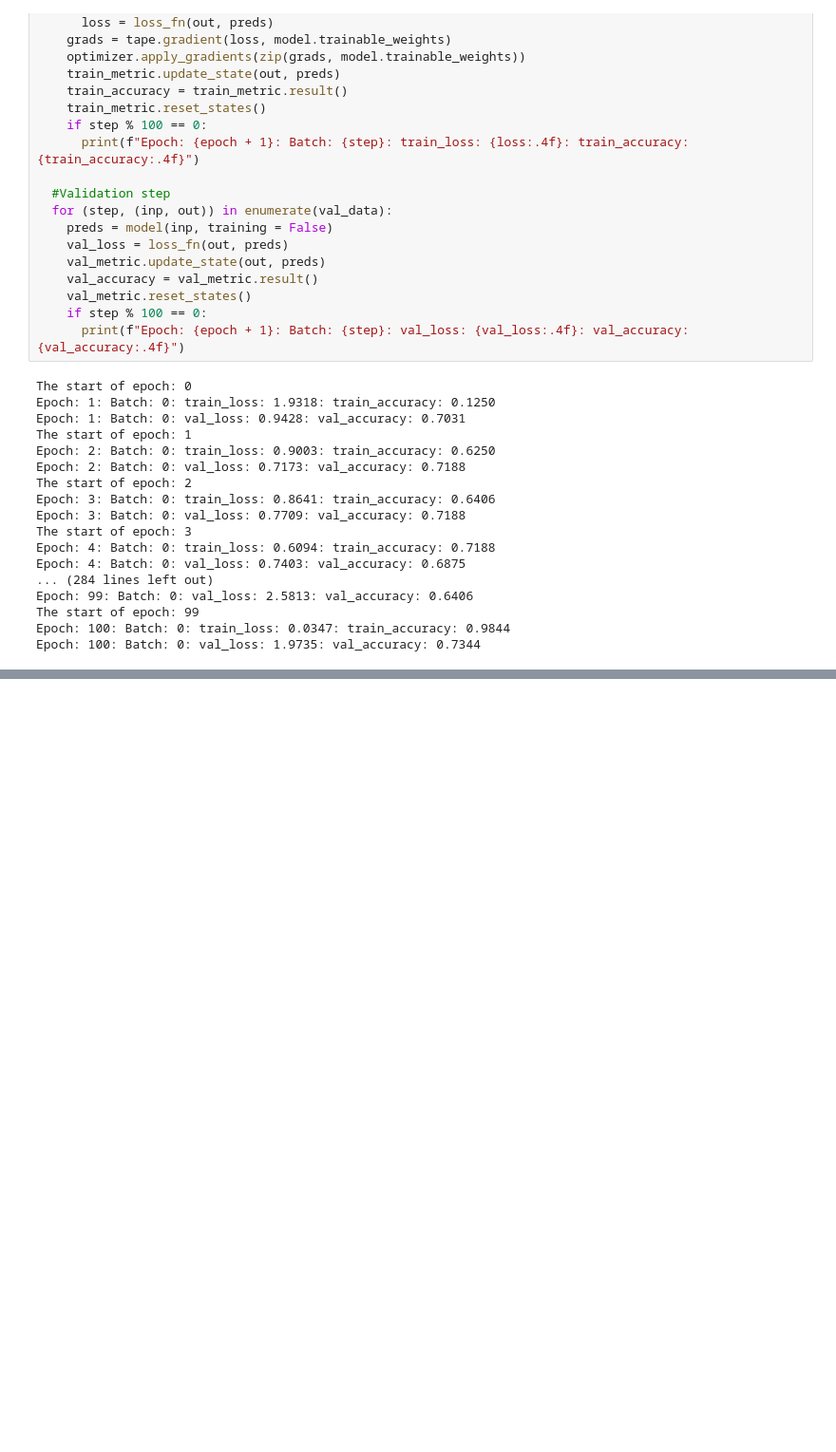
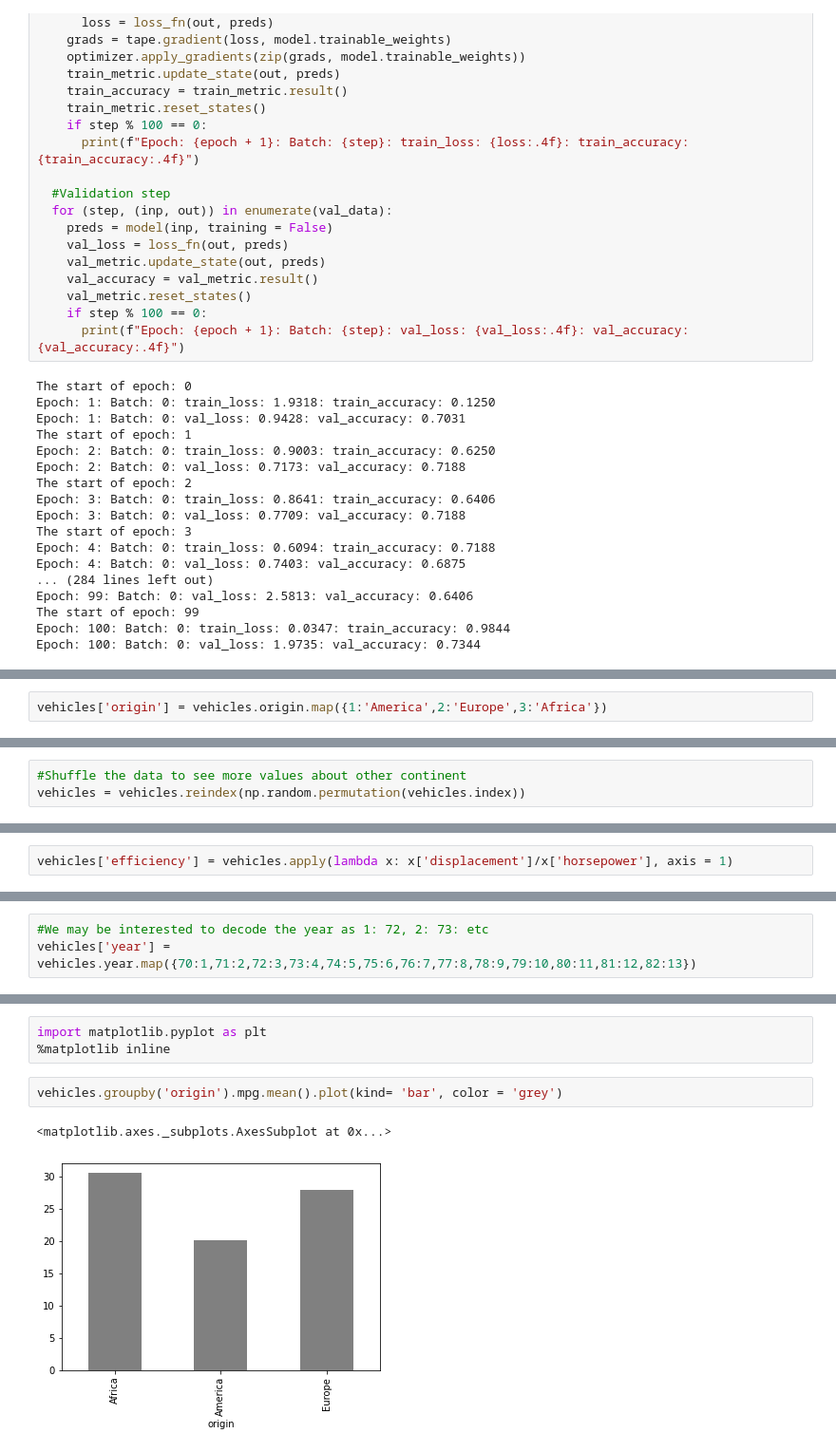
Before and after one commit to martinpius/Applied-Predictive-Modeling2, a Jupyter notebook: Sparks_Recarp.ipynb, the cells around one changed output, grey strips where cells are left out. Shown at 95% size. Saved outputs shown, nothing was run; the diff lists cells and outputs as text; blank space fills up the shorter version.

```diff
--- a/Sparks_Recarp.ipynb
+++ b/Sparks_Recarp.ipynb
@@ -998,0 +1038,2 @@ Epoch: 100: Batch: 0: val_loss: 1.9735: val_accuracy: 0.7344
+# %%
+vehicles['origin'] = vehicles.origin.map({1:'America',2:'Europe',3:'Africa'})
@@ -998,0 +1052,3 @@ Epoch: 100: Batch: 0: val_loss: 1.9735: val_accuracy: 0.7344
+# %%
+#Shuffle the data to see more values about other continent
+vehicles = vehicles.reindex(np.random.permutation(vehicles.index))
@@ -998,0 +1069,2 @@ Epoch: 100: Batch: 0: val_loss: 1.9735: val_accuracy: 0.7344
+# %%
+vehicles['efficiency'] = vehicles.apply(lambda x: x['displacement']/x['horsepower'], axis = 1)
@@ -998,0 +1087,3 @@ Epoch: 100: Batch: 0: val_loss: 1.9735: val_accuracy: 0.7344
+# %%
+#We may be interested to decode the year as 1: 72, 2: 73: etc
+vehicles['year'] = vehicles.year.map({70:1,71:2,72:3,73:4,74:5,75:6,76:7,77:8,78:9,79:10,80:11,81:12,82:13})
@@ -998,0 +1125,8 @@ Epoch: 100: Batch: 0: val_loss: 1.9735: val_accuracy: 0.7344
+# %%
+import matplotlib.pyplot as plt
+%matplotlib inline
+# %%
+vehicles.groupby('origin').mpg.mean().plot(kind= 'bar', color = 'grey')
+# %% [output]
+<matplotlib.axes._subplots.AxesSubplot at 0x...>
+[figure, added]
```
Also changed, not shown: parts of 64 cells of this notebook.
